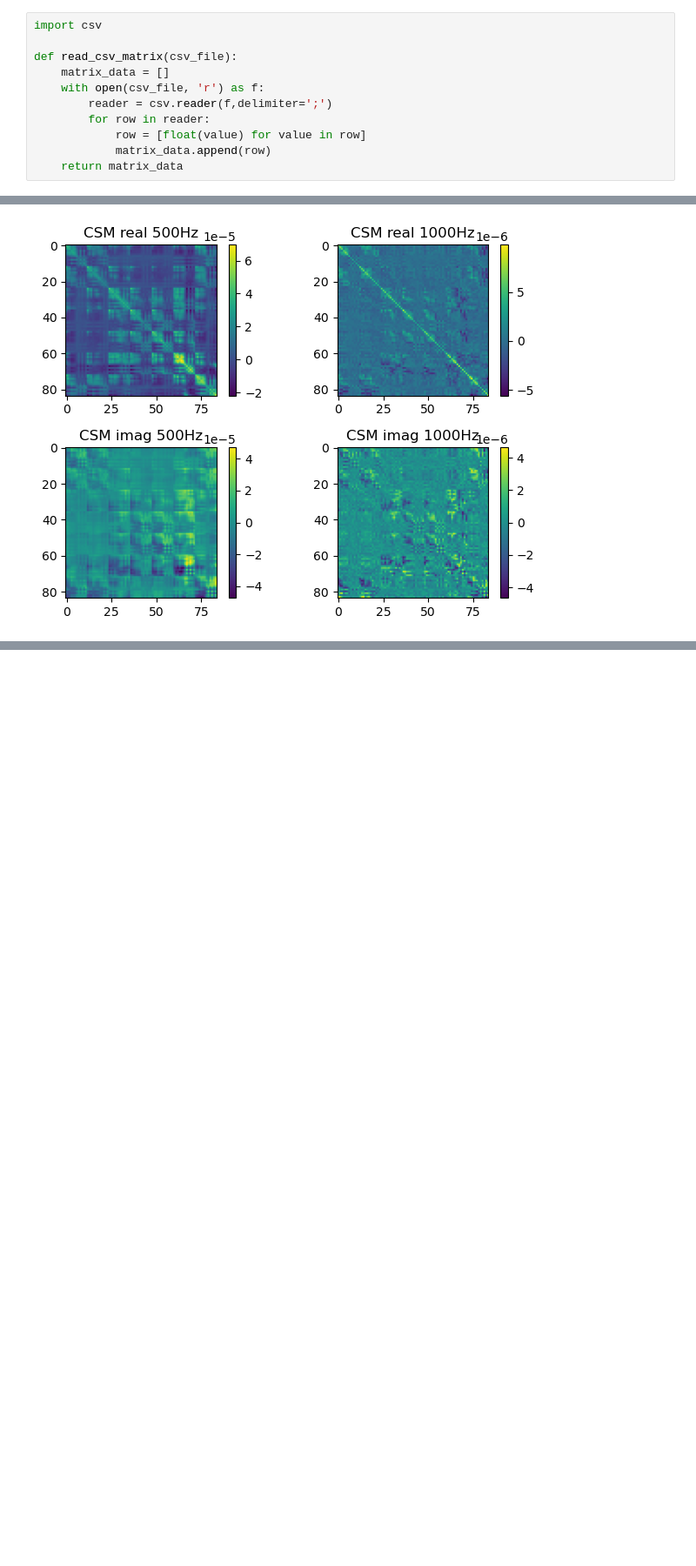
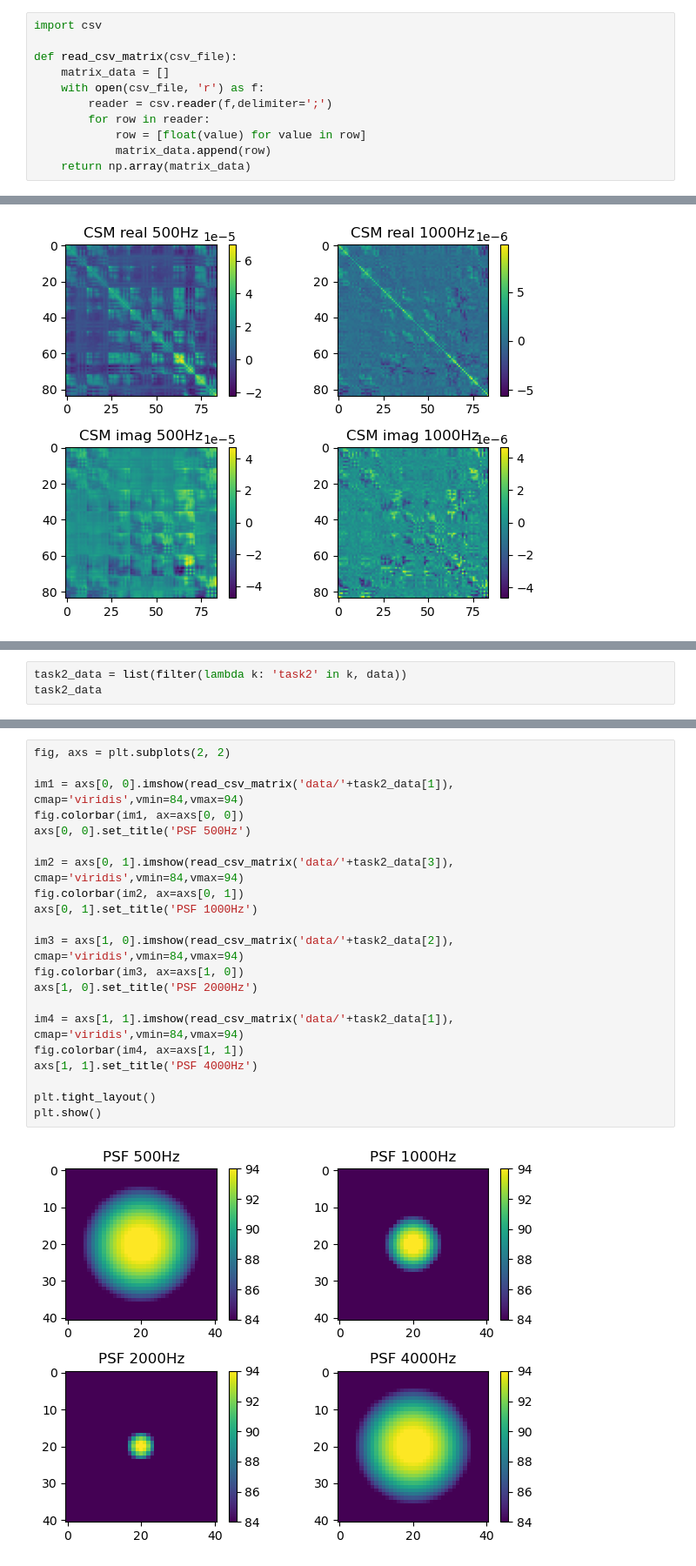
Before and after one commit to MicrophoneArrayBenchmarking/airfoil-in-kevlar-walled-windtunnel, a Jupyter notebook: Benchmark_results.ipynb, the cells around one changed output, grey strips where cells are left out. Shown at 87% size. Drawn from its saved outputs; the diff is of its cells as text; blank space fills up the shorter version.

```diff
--- a/Benchmark_results.ipynb
+++ b/Benchmark_results.ipynb
@@ -11,7 +12,7 @@ def read_csv_matrix(csv_file):
         for row in reader:
             row = [float(value) for value in row]
             matrix_data.append(row)
-    return matrix_data
+    return np.array(matrix_data)
 # %% [markdown]
 ## Task 1
 # %%
@@ -48,0 +52,3 @@ plt.show()
+# %%
+task2_data = list(filter(lambda k: 'task2' in k, data))
+task2_data
@@ -48,0 +60,23 @@ plt.show()
+# %%
+fig, axs = plt.subplots(2, 2)
+
+im1 = axs[0, 0].imshow(read_csv_matrix('data/'+task2_data[1]), cmap='viridis',vmin=84,vmax=94)
+fig.colorbar(im1, ax=axs[0, 0])
+axs[0, 0].set_title('PSF 500Hz')
+
+im2 = axs[0, 1].imshow(read_csv_matrix('data/'+task2_data[3]), cmap='viridis',vmin=84,vmax=94)
+fig.colorbar(im2, ax=axs[0, 1])
+axs[0, 1].set_title('PSF 1000Hz')
+
+im3 = axs[1, 0].imshow(read_csv_matrix('data/'+task2_data[2]), cmap='viridis',vmin=84,vmax=94)
+fig.colorbar(im3, ax=axs[1, 0])
+axs[1, 0].set_title('PSF 2000Hz')
+
+im4 = axs[1, 1].imshow(read_csv_matrix('data/'+task2_data[1]), cmap='viridis',vmin=84,vmax=94)
+fig.colorbar(im4, ax=axs[1, 1])
+axs[1, 1].set_title('PSF 4000Hz')
+
+plt.tight_layout()
+plt.show()
+# %% [output]
+[figure, added]
```
Also changed, not shown: parts of 21 cells of this notebook, 10 other files.
